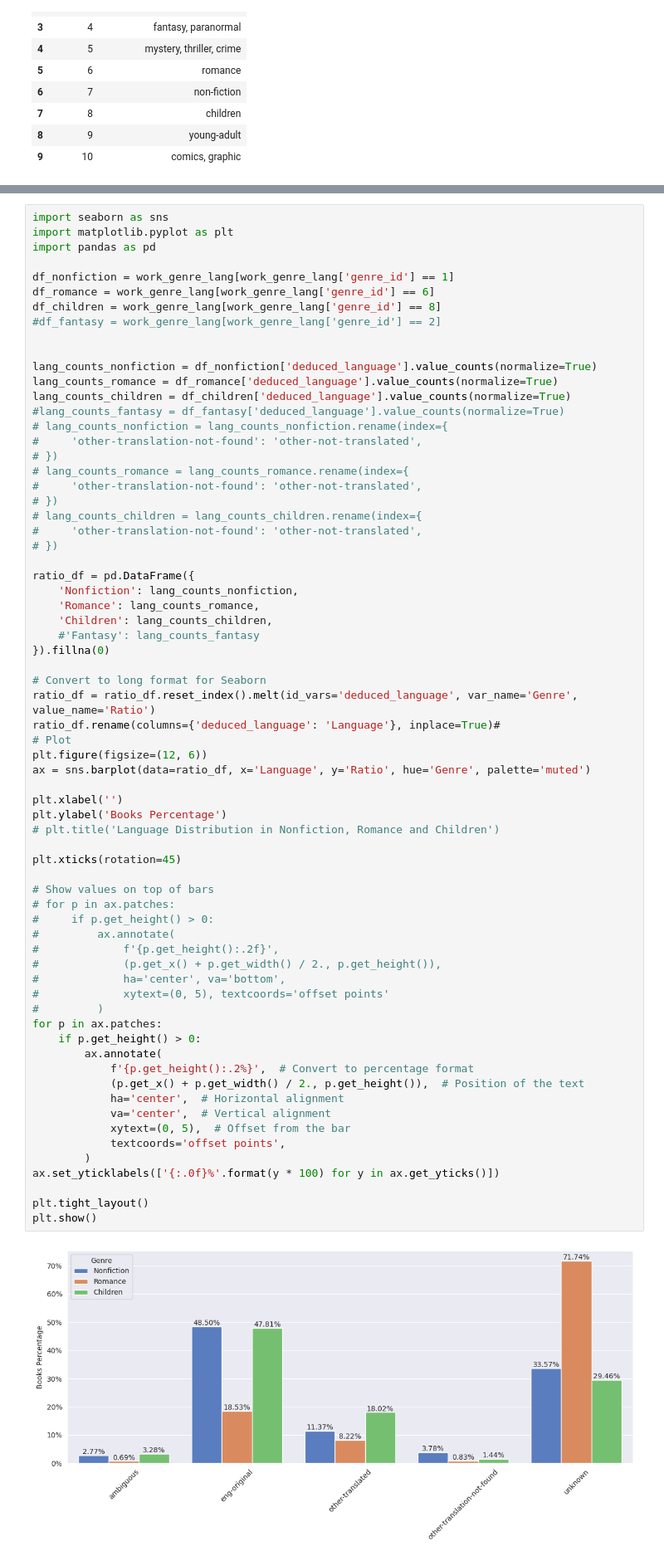
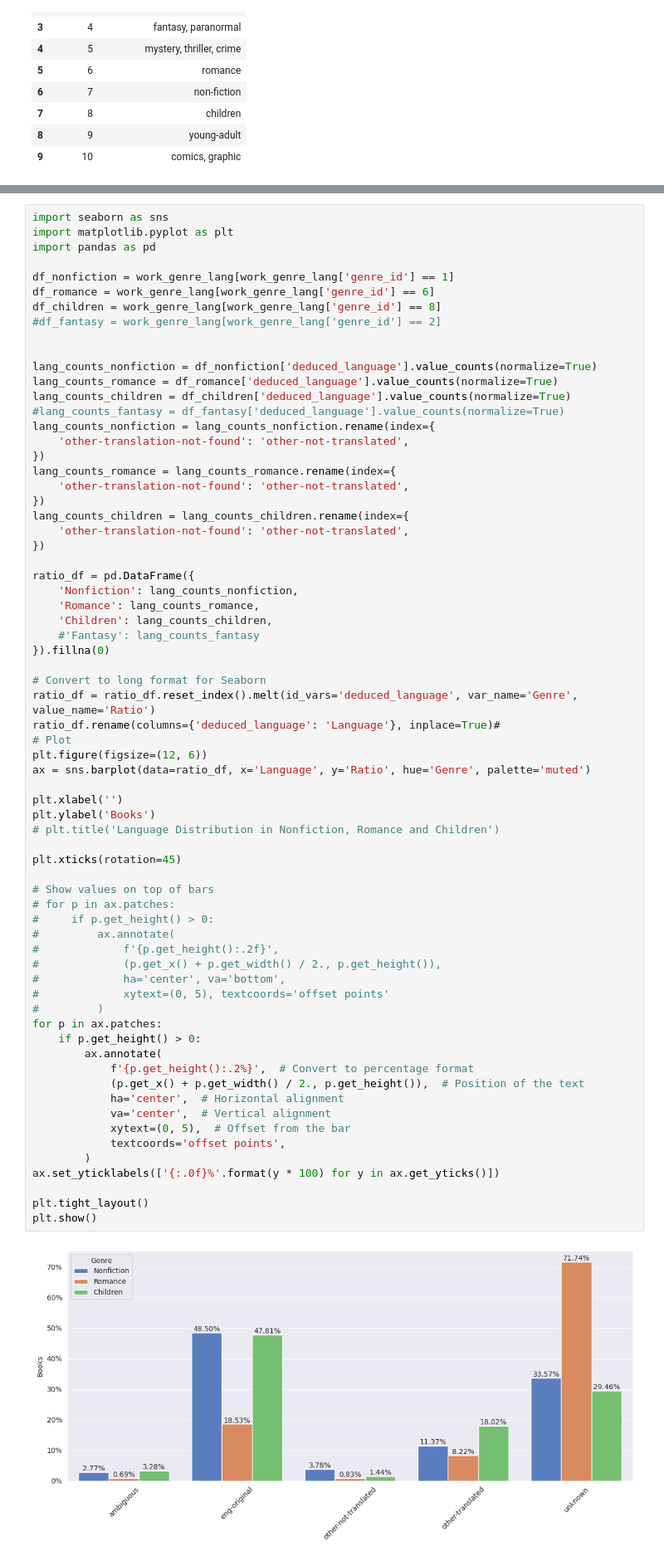
Before and after one commit to raresboza/thesis_lost_in_translation, a Jupyter notebook: notebooks/inference.ipynb, the cells around one changed output, grey strips where cells are left out. Shown at 83% size. Saved outputs shown, nothing was run; the diff lists cells and outputs as text.

```diff
--- a/notebooks/inference.ipynb
+++ b/notebooks/inference.ipynb
@@ -541,15 +541,15 @@ lang_counts_nonfiction = df_nonfiction['deduced_language'].value_counts(normaliz
 lang_counts_romance = df_romance['deduced_language'].value_counts(normalize=True)
 lang_counts_children = df_children['deduced_language'].value_counts(normalize=True)
 #lang_counts_fantasy = df_fantasy['deduced_language'].value_counts(normalize=True)
-# lang_counts_nonfiction = lang_counts_nonfiction.rename(index={
-#     'other-translation-not-found': 'other-not-translated',
-# })
-# lang_counts_romance = lang_counts_romance.rename(index={
-#     'other-translation-not-found': 'other-not-translated',
-# })
-# lang_counts_children = lang_counts_children.rename(index={
-#     'other-translation-not-found': 'other-not-translated',
-# })
+lang_counts_nonfiction = lang_counts_nonfiction.rename(index={
+    'other-translation-not-found': 'other-not-translated',
+})
+lang_counts_romance = lang_counts_romance.rename(index={
+    'other-translation-not-found': 'other-not-translated',
+})
+lang_counts_children = lang_counts_children.rename(index={
+    'other-translation-not-found': 'other-not-translated',
+})
 
 ratio_df = pd.DataFrame({
     'Nonfiction': lang_counts_nonfiction,
@@ -566,33 +566,33 @@ plt.figure(figsize=(12, 6))
 ax = sns.barplot(data=ratio_df, x='Language', y='Ratio', hue='Genre', palette='muted')
 
 plt.xlabel('')
-plt.ylabel('Books Percentage')
+plt.ylabel('Books')
 # plt.title('Language Distribution in Nonfiction, Romance and Children')
 
 plt.xticks(rotation=45)
 
 # Show values on top of bars
 # for p in ax.patches:
 #     if p.get_height() > 0:
 #         ax.annotate(
 #             f'{p.get_height():.2f}',
 #             (p.get_x() + p.get_width() / 2., p.get_height()),
 #             ha='center', va='bottom',
 #             xytext=(0, 5), textcoords='offset points'
 #         )
 for p in ax.patches:
     if p.get_height() > 0:
         ax.annotate(
             f'{p.get_height():.2%}',  # Convert to percentage format
             (p.get_x() + p.get_width() / 2., p.get_height()),  # Position of the text
             ha='center',  # Horizontal alignment
             va='center',  # Vertical alignment
             xytext=(0, 5),  # Offset from the bar
             textcoords='offset points',
         )
 ax.set_yticklabels(['{:.0f}%'.format(y * 100) for y in ax.get_yticks()])
 
 plt.tight_layout()
 plt.show()
 # %% [output]
-[figure, old version]
+[figure, new version]
```
Also changed, not shown: parts of 1 cell of this notebook, 5 other files.
